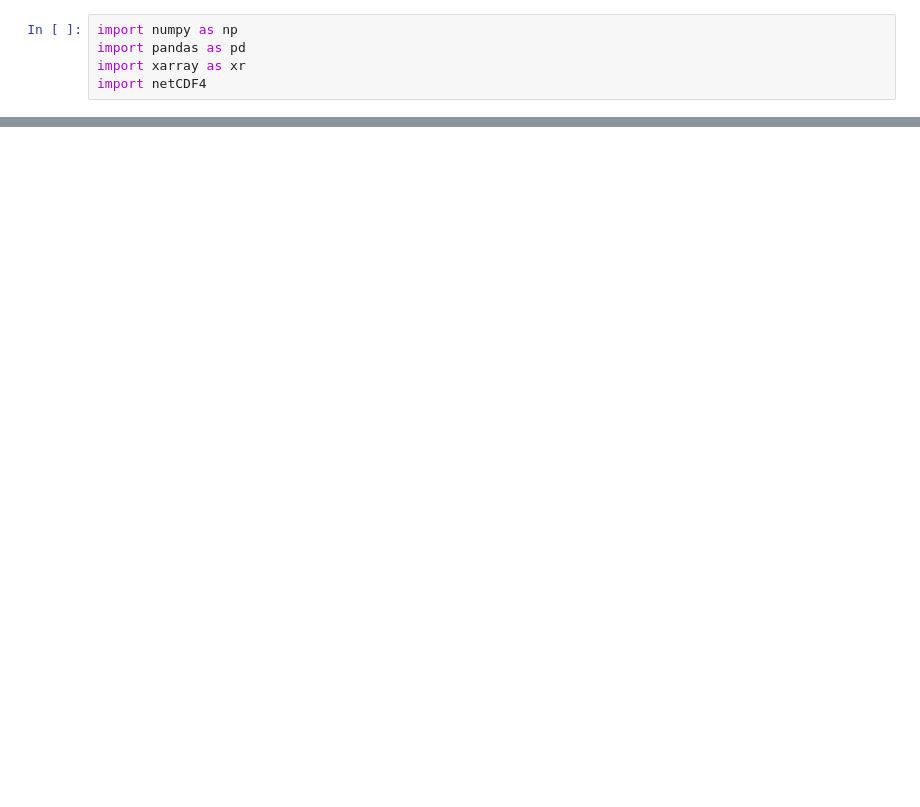
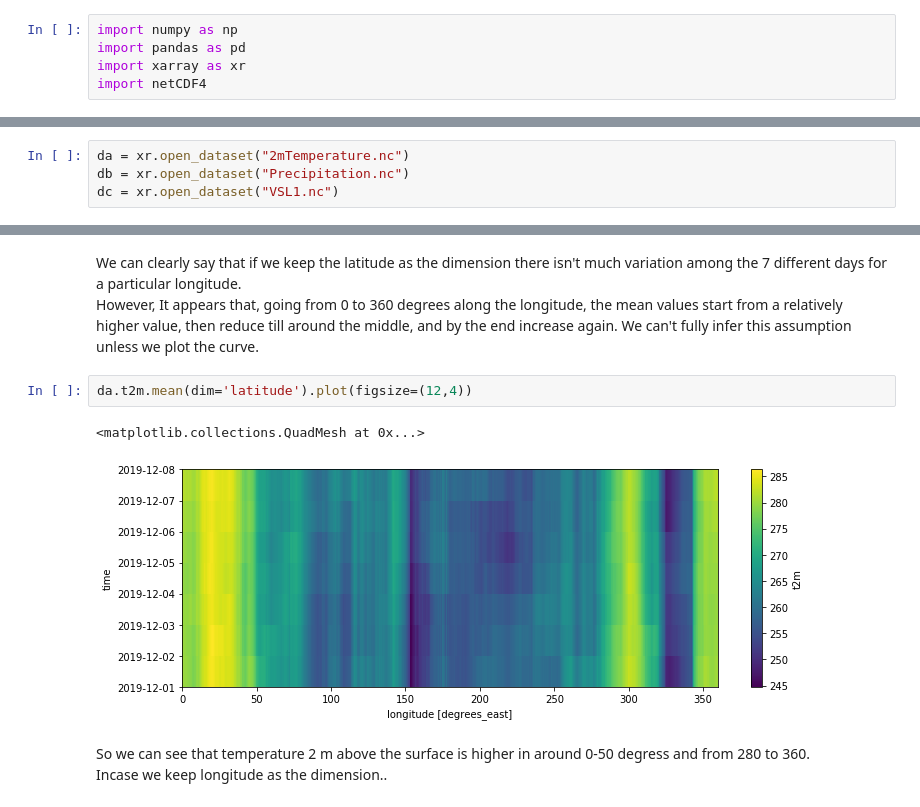
Before and after one commit to visvash/Climate-Informatics, a Jupyter notebook: Climate Informatics Project.ipynb, the cells around one changed output, grey strips where cells are left out. Drawn from its saved outputs; the diff is of its cells as text; blank space fills up the shorter version.

```diff
--- a/Climate Informatics Project.ipynb
+++ b/Climate Informatics Project.ipynb
@@ -52,0 +10,4 @@ Attributes:
+# %%
+da = xr.open_dataset("2mTemperature.nc")
+db = xr.open_dataset("Precipitation.nc")
+dc = xr.open_dataset("VSL1.nc")
@@ -52,0 +192,11 @@ Attributes:
+# %% [markdown]
+We can clearly say that if we keep the latitude as the dimension there isn't much variation among the 7 different days for a particular longitude.
+However, It appears that, going from 0 to 360 degrees along the longitude, the mean values start from a relatively higher value, then reduce till around the middle, and by the end increase again. We can't fully infer this assumption unless we plot the curve.
+# %%
+da.t2m.mean(dim='latitude').plot(figsize=(12,4))
+# %% [output]
+<matplotlib.collections.QuadMesh at 0x...>
+[figure, added]
+# %% [markdown]
+So we can see that temperature 2 m above the surface is higher in around 0-50 degress and from 280 to 360.
+Incase we keep longitude as the dimension..
```
Also changed, not shown: parts of 67 cells of this notebook.
